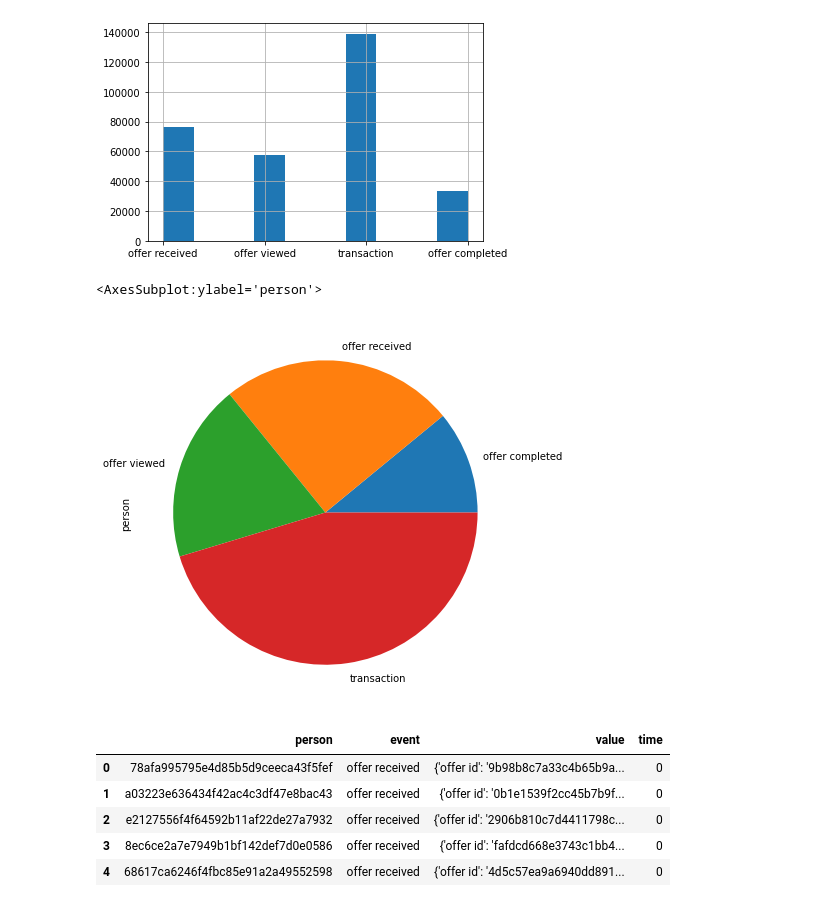
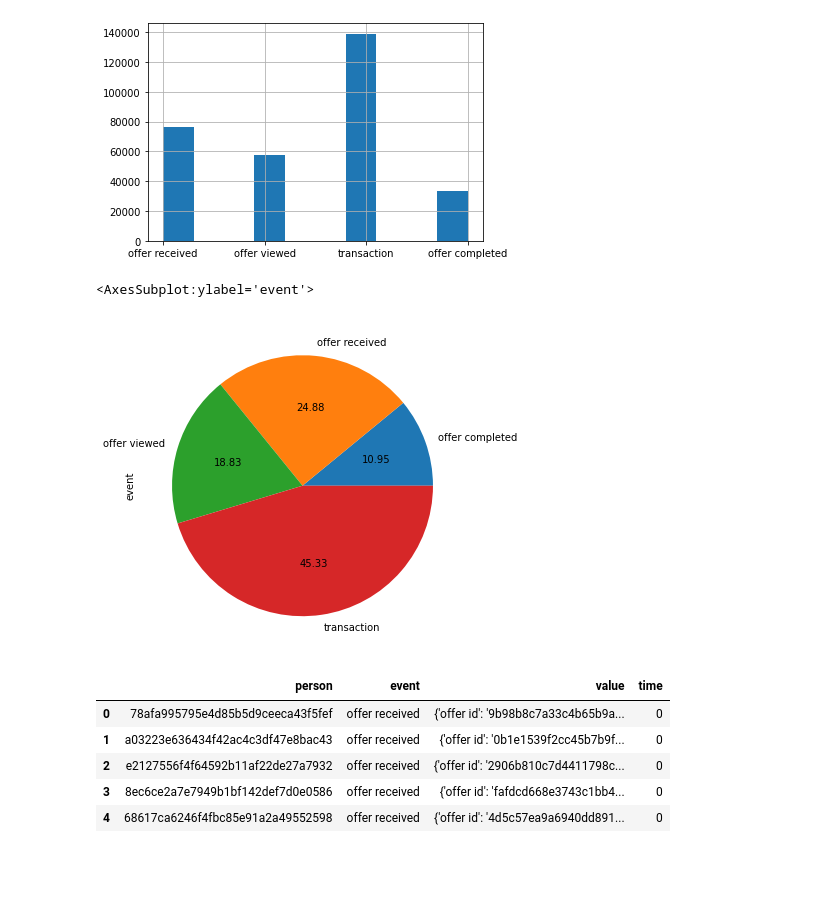
Before and after one commit to benjaminr4/starbucks_project, a Jupyter notebook: Dataset_Exploration.ipynb, the cells around one changed output. Drawn from its saved outputs; the diff is of its cells as text; code cells hidden in the pictures; blank space fills up the shorter version.

```diff
--- a/Dataset_Exploration.ipynb
+++ b/Dataset_Exploration.ipynb
@@ -796,10 +765,10 @@ transcript.event.hist()
 # %%
 #plt.pie(transcript.event, labels = ['offer recieved','offer viewed','transaction','offer completed'])
 
-transcript.groupby(['event']).count().person.plot.pie( figsize=(7, 7))
+transcript.groupby(['event']).count().person.plot.pie( autopct="%.2f", figsize=(6, 6), ylabel='event')
 # %% [output]
-<AxesSubplot:ylabel='person'>
+<AxesSubplot:ylabel='event'>
-[figure, old version]
+[figure, new version]
 # %%
 transcript.head()
 # %% [output]
```
Also changed, not shown: parts of 51 cells of this notebook, 3 other files.
